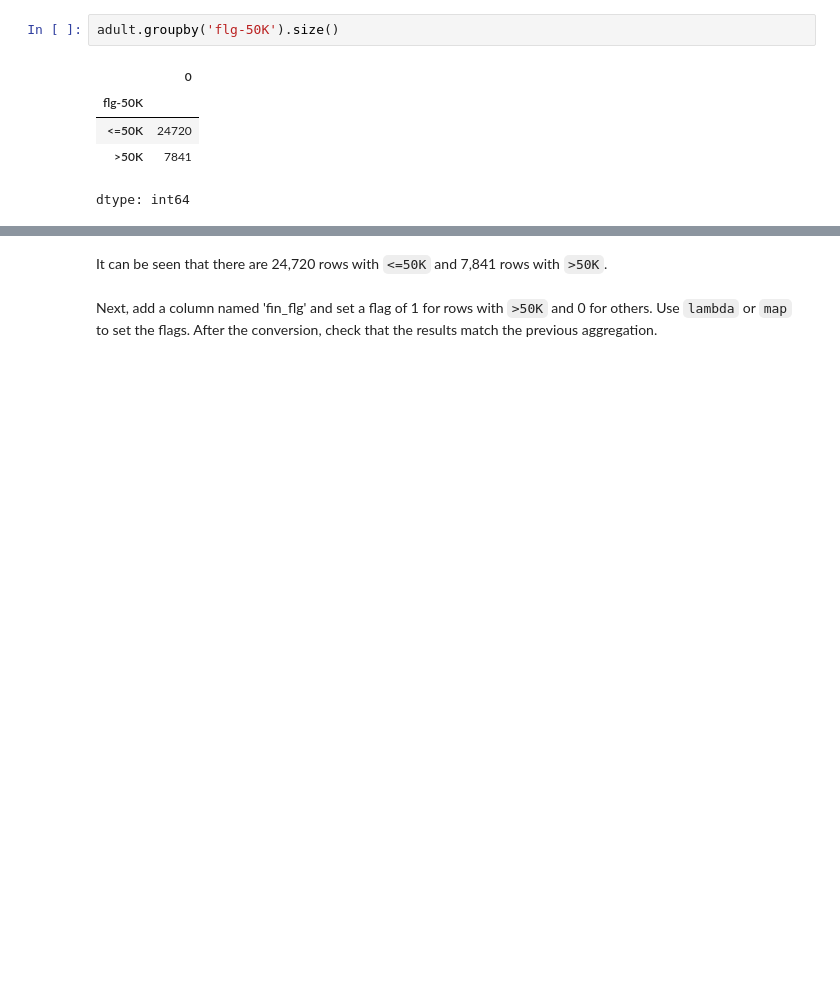
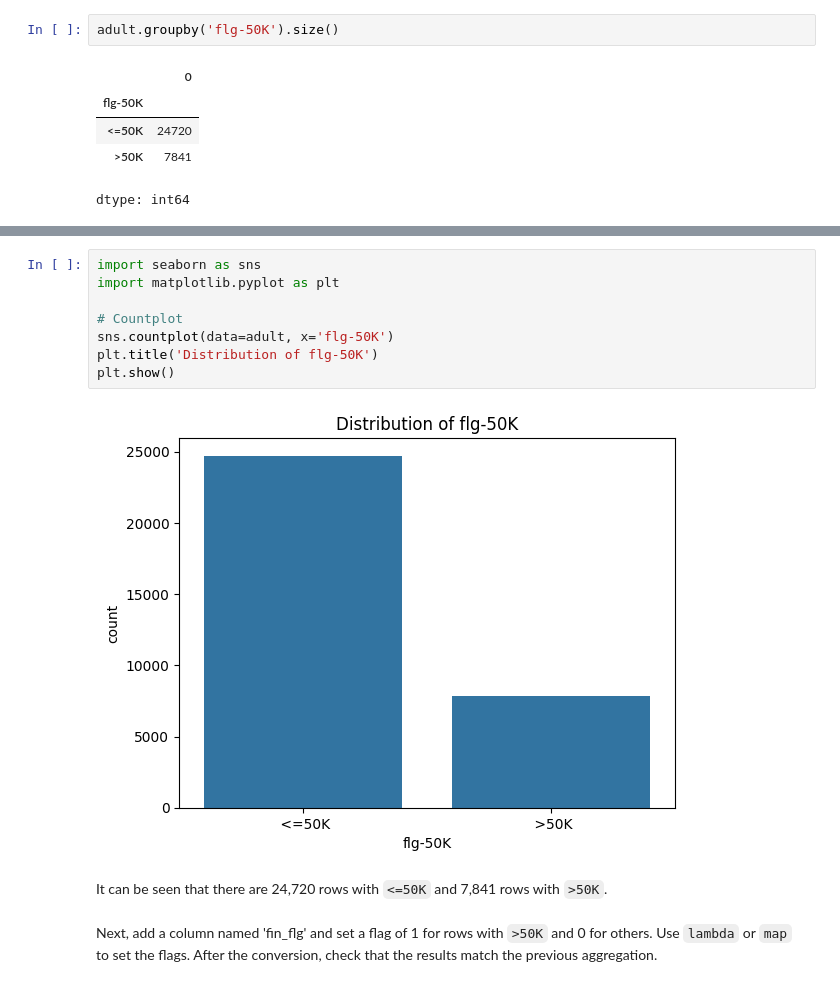
Before and after one commit to Pulakspbl/GCI_2026, a Jupyter notebook: 05_Supervised Learning/lec5_1_notebook.ipynb, the cells around one changed output, grey strips where cells are left out. Saved outputs shown, nothing was run; the diff lists cells and outputs as text; blank space fills up the shorter version.

```diff
--- a/05_Supervised Learning/lec5_1_notebook.ipynb
+++ b/05_Supervised Learning/lec5_1_notebook.ipynb
@@ -619,3 +611,13 @@ dtype: int64
+# %%
+import seaborn as sns
+import matplotlib.pyplot as plt
+
+# Countplot
+sns.countplot(data=adult, x='flg-50K')
+plt.title('Distribution of flg-50K')
+plt.show()
+# %% [output]
+[figure, added]
 # %% [markdown]
 It can be seen that there are 24,720 rows with `<=50K` and 7,841 rows with `>50K`.
 # %% [markdown]
```
Also changed, not shown: parts of 16 cells of this notebook.
